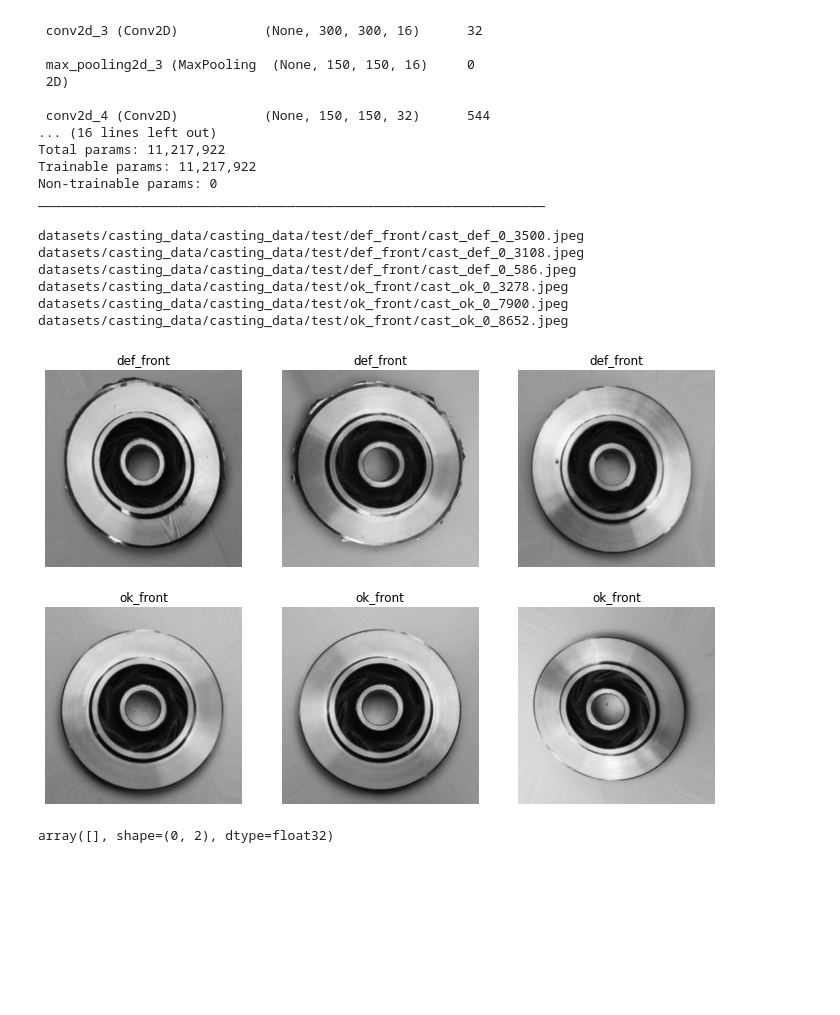
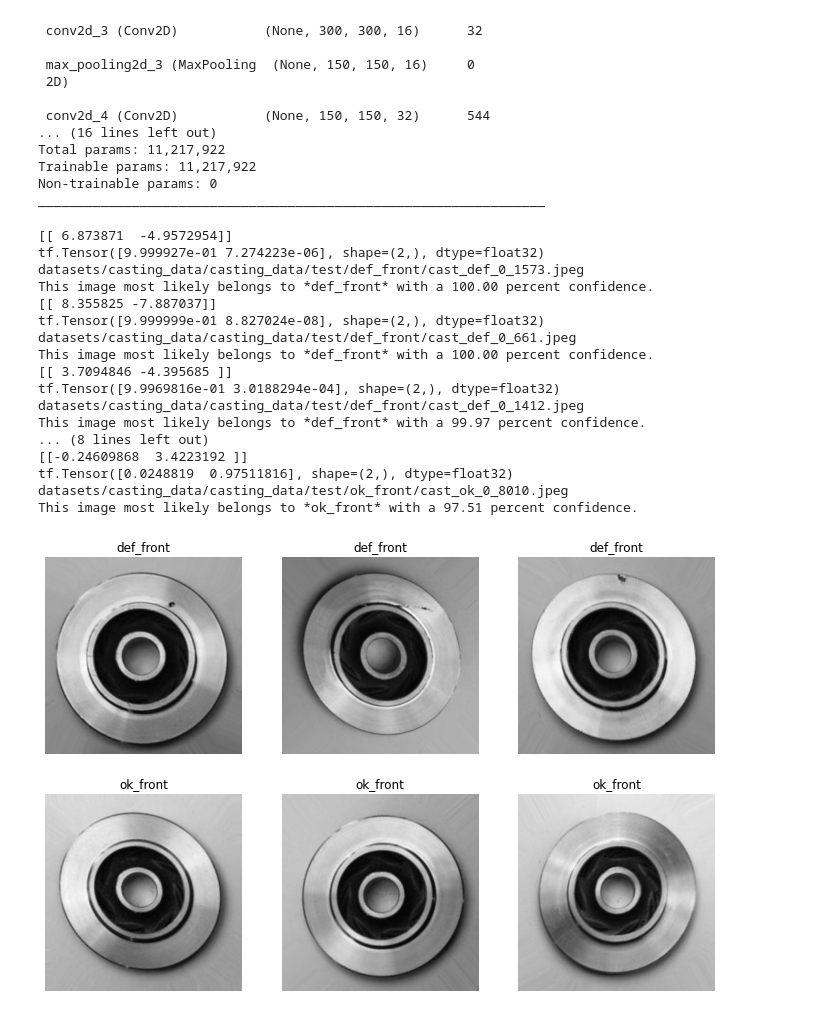
Before and after one commit to datasith/ds-experiments-image-classification, a Jupyter notebook: cast-parts/demo_tensorflow.ipynb, the cells around one changed output. Drawn from its saved outputs; the diff is of its cells as text; code cells hidden in the pictures; blank space fills up the shorter version.

Commit message:
small changes to cast-parts demo

```diff
--- a/cast-parts/demo_tensorflow.ipynb
+++ b/cast-parts/demo_tensorflow.ipynb
@@ -269,21 +310,47 @@ _________________________________________________________________
 # %%
 plt.figure(figsize=(12, 8))
 counter = 1
 for cls in class_names:
     path_images = path_test_data / Path(f"{cls}/*.jpeg")
     files_images = glob.glob(path_images.as_posix(),recursive = True)
     for idx in random.sample(range(0, len(files_images)), 3):
-        print(files_images[idx])
+        img = cv2.imread(files_images[idx])
+        img_grayscale = img[:,:,1]
+        img_array = tf.keras.utils.img_to_array(img_grayscale)
+        img_array = tf.expand_dims(img_array, 0)
+        # predictions = model.predict(img_array) # sanity check with model in memory
+        predictions = new_model.predict(img_array)
+        print(predictions)
+        score = tf.nn.softmax(predictions[0])
+        print(score)
         ax = plt.subplot(number_classes, 3, counter)
         plt.title(cls)
         plt.axis("off")
-        plt.imshow(cv2.imread(files_images[idx]))
+        plt.imshow(img)
+
+        print(files_images[idx])
+        print(
+            "This image most likely belongs to *{}* with a {:.2f} percent confidence."
+            .format(class_names[np.argmax(score)], 100 * np.max(score))
+        )
+
         counter += 1
 # %% [output]
-datasets/casting_data/casting_data/test/def_front/cast_def_0_3500.jpeg
-datasets/casting_data/casting_data/test/def_front/cast_def_0_3108.jpeg
-datasets/casting_data/casting_data/test/def_front/cast_def_0_586.jpeg
-datasets/casting_data/casting_data/test/ok_front/cast_ok_0_3278.jpeg
-datasets/casting_data/casting_data/test/ok_front/cast_ok_0_7900.jpeg
-datasets/casting_data/casting_data/test/ok_front/cast_ok_0_8652.jpeg
+[[ 6.873871  -4.9572954]]
+tf.Tensor([9.999927e-01 7.274223e-06], shape=(2,), dtype=float32)
+datasets/casting_data/casting_data/test/def_front/cast_def_0_1573.jpeg
+This image most likely belongs to *def_front* with a 100.00 percent confidence.
+[[ 8.355825 -7.887037]]
+tf.Tensor([9.999999e-01 8.827024e-08], shape=(2,), dtype=float32)
+datasets/casting_data/casting_data/test/def_front/cast_def_0_661.jpeg
+This image most likely belongs to *def_front* with a 100.00 percent confidence.
+[[ 3.7094846 -4.395685 ]]
+tf.Tensor([9.9969816e-01 3.0188294e-04], shape=(2,), dtype=float32)
+datasets/casting_data/casting_data/test/def_front/cast_def_0_1412.jpeg
+This image most likely belongs to *def_front* with a 99.97 percent confidence.
+... (8 lines left out)
+[[-0.24609868  3.4223192 ]]
+tf.Tensor([0.0248819  0.97511816], shape=(2,), dtype=float32)
+datasets/casting_data/casting_data/test/ok_front/cast_ok_0_8010.jpeg
+This image most likely belongs to *ok_front* with a 97.51 percent confidence.
-[figure, old version]
+[figure, new version]
@@ -294,4 +356,0 @@ prediction = model.predict(im_test)
-# %%
-prediction
-# %% [output]
-array([], shape=(0, 2), dtype=float32)
```
Also changed, not shown: parts of 10 cells of this notebook, 2 other files.
